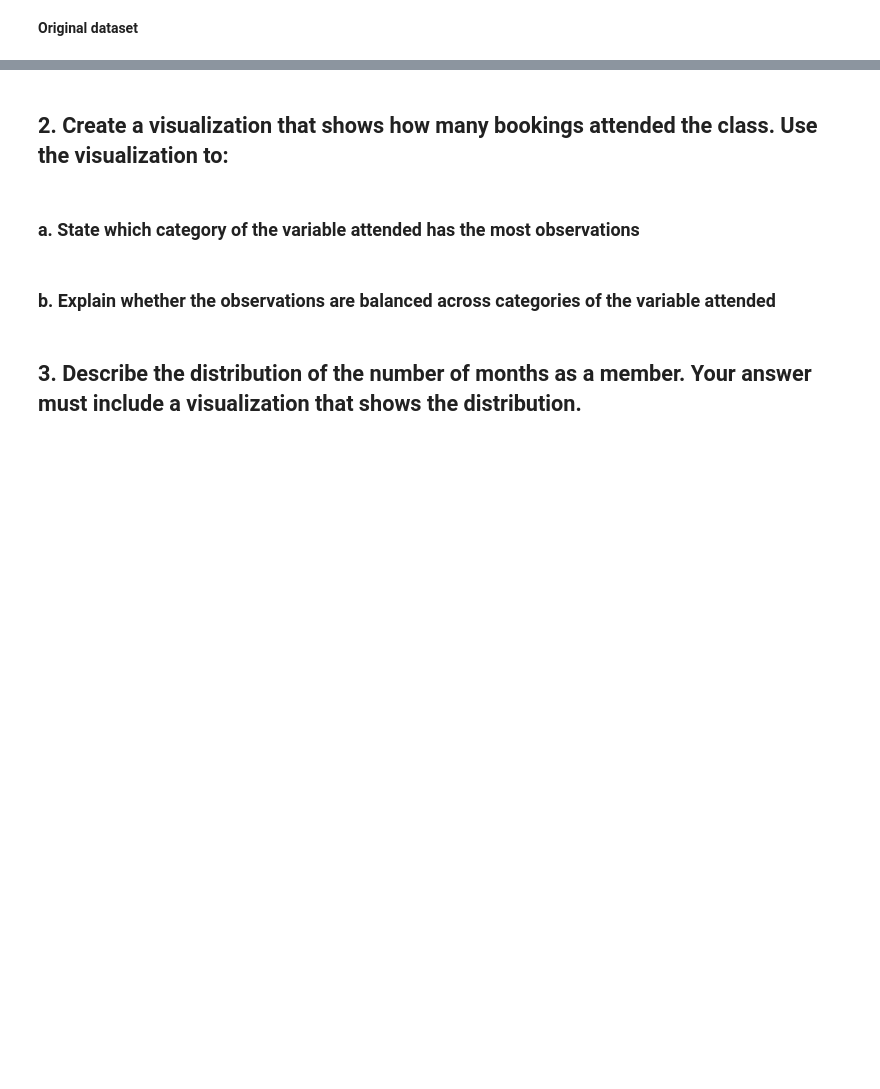
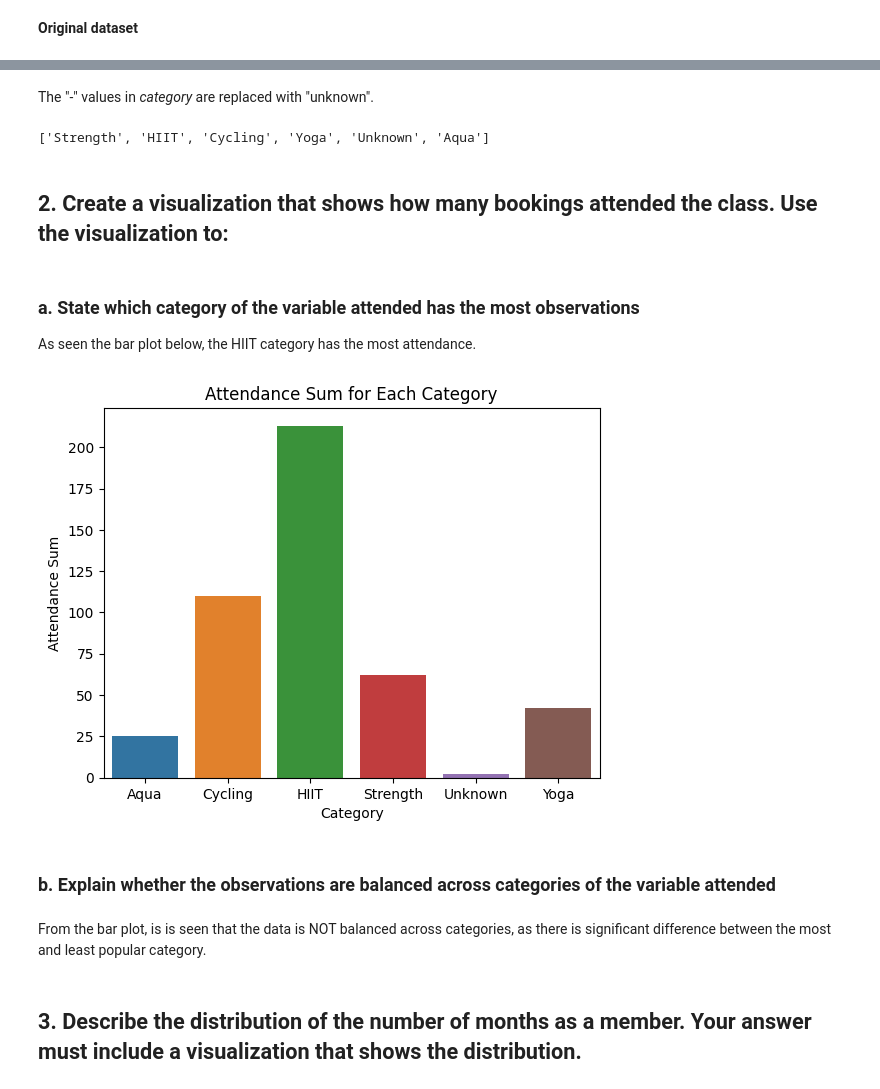
Before and after one commit to AttilaVural/AttilaVural.github.io, a Jupyter notebook: docs/python/DataCamp.ipynb, the cells around one changed output, grey strips where cells are left out. Cells and saved outputs as stored; diff of their text form; code cells hidden in the pictures; blank space fills up the shorter version.

```diff
--- a/docs/python/DataCamp.ipynb
+++ b/docs/python/DataCamp.ipynb
@@ -186,0 +150,3 @@ Name: booking_id, Length: 1500, dtype: int64
+# %%
+df.weight.fillna(df.weight.mean(), inplace=True);
+df.isna().sum()
@@ -187,8 +163,30 @@ Name: booking_id, Length: 1500, dtype: int64
+# %% [markdown]
+The "-" values in _category_ are replaced with "unknown".
+# %%
+df.category.replace(to_replace="-", value="Unknown", inplace=True);
+df.category.unique().tolist()
+# %% [output]
+['Strength', 'HIIT', 'Cycling', 'Yoga', 'Unknown', 'Aqua']
 # %% [markdown]
 ## 2. Create a visualization that shows how many bookings attended the class. Use the visualization to:
 # %% [markdown]
 ### a. State which category of the variable attended has the most observations
+
+As seen the bar plot below, the HIIT category has the most attendance.
+# %%
+# a bar chart for counts of each day classes stayed full
+category_attendance = df.groupby('category')['attended'].sum().reset_index()
+
+sns.barplot(x='category', y='attended', data=category_attendance)
+plt.title('Attendance Sum for Each Category')
+plt.xlabel('Category')
+plt.ylabel('Attendance Sum')
+plt.show()
+# %% [output]
+[figure, added]
 # %% [markdown]
 ### b. Explain whether the observations are balanced across categories of the variable attended
+# %% [markdown]
+From the bar plot, is is seen that the data is NOT balanced across categories, as there is significant difference between the most and least popular category.
 # %% [markdown]
 ## 3. Describe the distribution of the number of months as a member. Your answer must include a visualization that shows the distribution.
```
Also changed, not shown: parts of 20 cells of this notebook.
